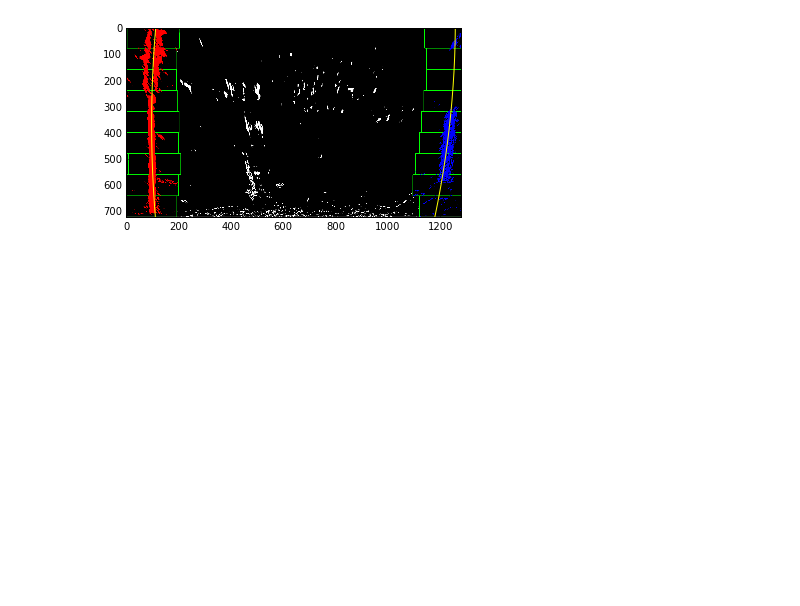
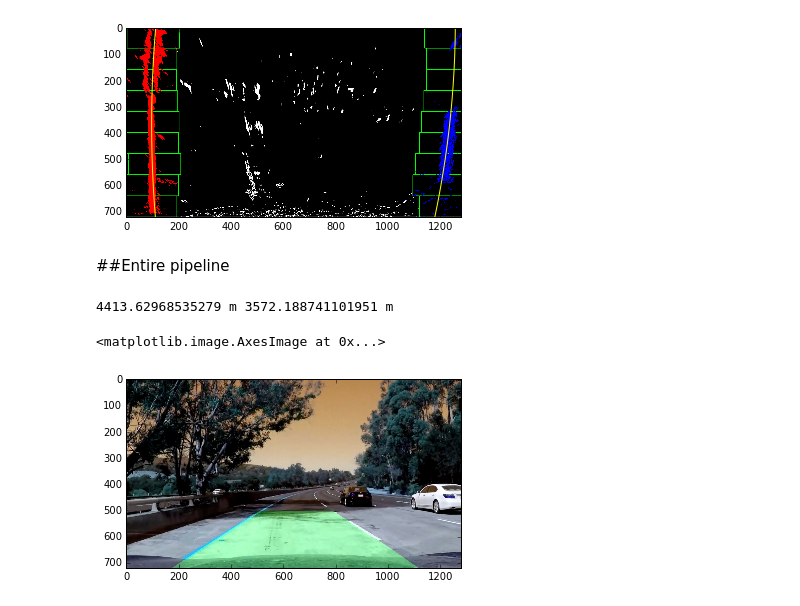
Before and after one commit to AlexanderKim/CarND-Advanced-Lane-Lines, a Jupyter notebook: Advanced Lane Finding.ipynb, the cells around one changed output. Cells and saved outputs as stored; diff of their text form; code cells hidden in the pictures; blank space fills up the shorter version.

Commit message:
Entire pipeline

```diff
--- a/Advanced Lane Finding.ipynb
+++ b/Advanced Lane Finding.ipynb
@@ -320,3 +322,52 @@ print(left_curverad, 'm', right_curverad, 'm')
 # %% [output]
 4413.62968535279 m 3572.188741101951 m
 [figure]
+# %% [markdown]
+##Entire pipeline
+# %%
+def lanes_detection(img, mtx, dist):
+
+    undistorted = cv2.undistort(img, mtx, dist, None, mtx)
+
+    src = region_of_interest_coords(undistorted.shape)
+    dst = dst_coords(undistorted.shape)
+
+    M = cv2.getPerspectiveTransform(src, dst)
+    Minv = cv2.getPerspectiveTransform(dst, src)
+
+    warped = cv2.warpPerspective( undistorted, M, (undistorted.shape[1], undistorted.shape[0]) )
+
+    color_binary, combined_binary = color_transformation(warped)
+
+    left_fit, right_fit = polyfit(combined_binary, xm_per_pix=3.7/700, ym_per_pix=30/720)
+    left_curverad, right_curverad = curvature_radius(left_fit, right_fit, xm_per_pix=3.7/700, ym_per_pix=30/720)
+
+    ploty = np.linspace(0, img.shape[0] - 1, img.shape[0])
+    color_warp = np.zeros_like(img).astype(np.uint8)
+
+    # Calculate points.
+    left_fitx = left_fit[0]*ploty**2 + left_fit[1]*ploty + left_fit[2]
+    right_fitx = right_fit[0]*ploty**2 + right_fit[1]*ploty + right_fit[2]
+
+    # Recast the x and y points into usable format for cv2.fillPoly()
+    pts_left = np.array([np.transpose(np.vstack([left_fitx, ploty]))])
+    pts_right = np.array([np.flipud(np.transpose(np.vstack([right_fitx, ploty])))])
+    pts = np.hstack((pts_left, pts_right))
+
+    # Draw the lane onto the warped blank image
+    cv2.fillPoly(color_warp, np.int_([pts]), (0,255, 0))
+
+    # Warp the blank back to original image space using inverse perspective matrix (Minv)
+    newwarp = cv2.warpPerspective(color_warp, Minv, (img.shape[1], img.shape[0]))
+    res_image = cv2.addWeighted(img, 1, newwarp, 0.3, 0)
+
+    return left_curverad, right_curverad, res_image
+
+lanes_image = cv2.imread('./test_images/test5.jpg')
+left_curverad, right_curverad, res_image = lanes_detection(lanes_image, mtx, dist)
+print(left_curverad, 'm', right_curverad, 'm')
+plt.imshow(res_image)
+# %% [output]
+4413.62968535279 m 3572.188741101951 m
+<matplotlib.image.AxesImage at 0x...>
+[figure, added]
```
Also changed, not shown: parts of 1 cell of this notebook.
